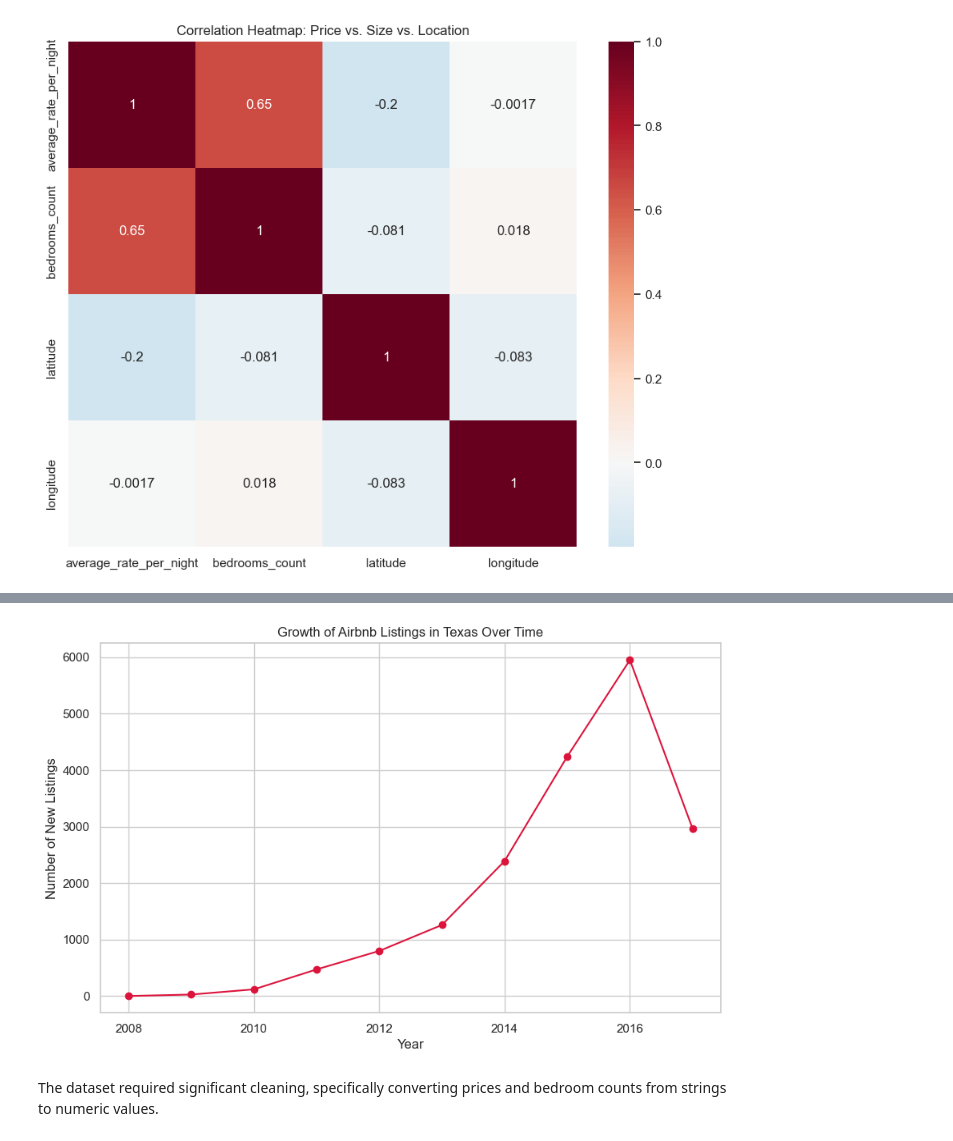
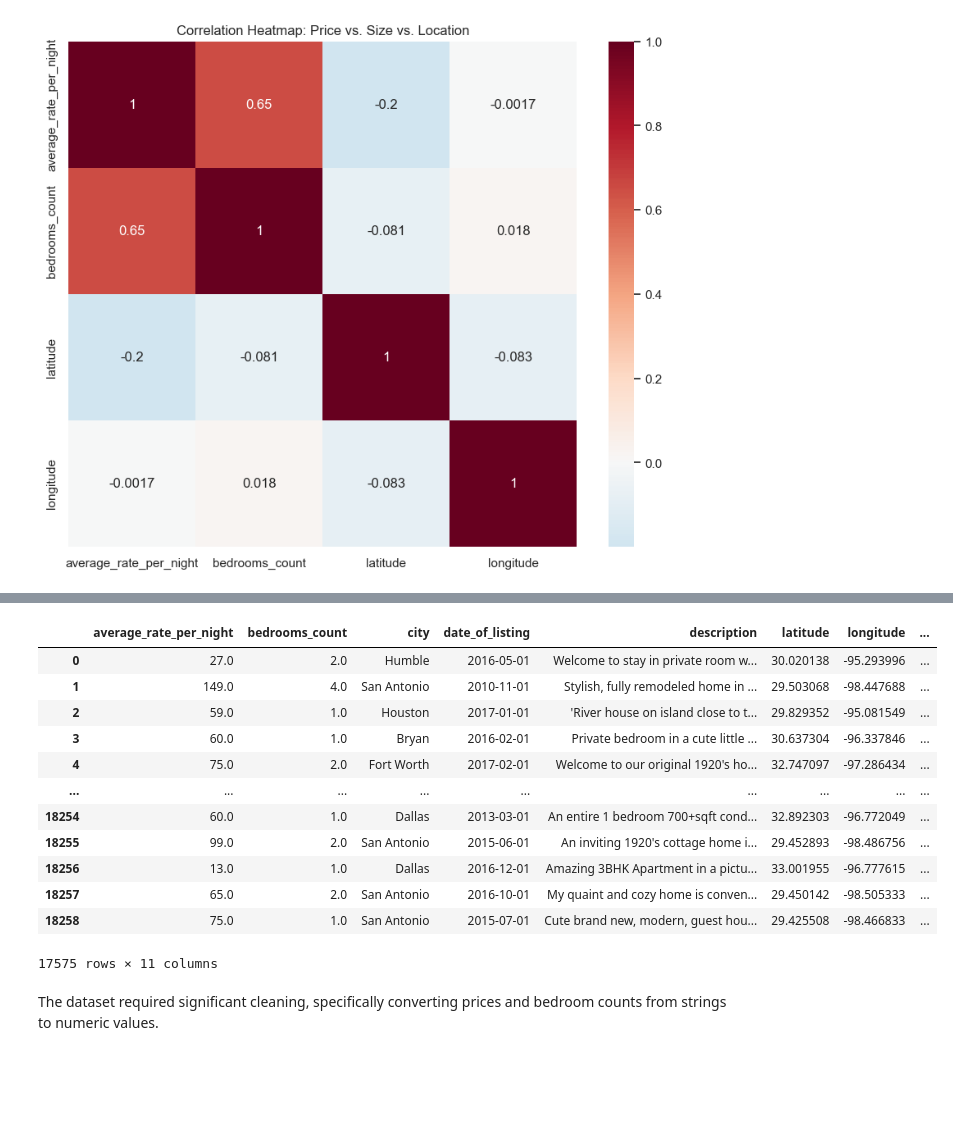
Before and after one commit to EdgarTad2002/Airbnb-EDA-Project, a Jupyter notebook: EDA.ipynb, the cells around one changed output, grey strips where cells are left out. Cells and saved outputs as stored; diff of their text form; code cells hidden in the pictures; blank space fills up the shorter version.

```diff
--- a/EDA.ipynb
+++ b/EDA.ipynb
@@ -305,22 +324,19 @@ fig.show()
 # %%
-# Convert to datetime format
-df['date_of_listing'] = pd.to_datetime(df['date_of_listing'])
-
-# Extract the year and month for analysis
-df['listing_year'] = df['date_of_listing'].dt.year
-df['listing_month'] = df['date_of_listing'].dt.month
-
-# 3. Visualize the growth of listings over the years
-plt.figure(figsize=(10, 6))
-df['listing_year'].value_counts().sort_index().plot(kind='line', marker='o', color='crimson')
-
-plt.title('Growth of Airbnb Listings in Texas Over Time')
-plt.xlabel('Year')
-plt.ylabel('Number of New Listings')
-plt.grid(True)
-plt.show()
+df_final
 # %% [output]
-[figure, removed]
+|  | average_rate_per_night | bedrooms_count | city | date_of_listing | description | latitude | longitude | ... |
+| 0 | 27.0 | 2.0 | Humble | 2016-05-01 | Welcome to stay in private room w... | 30.020138 | -95.293996 | ... |
+| 1 | 149.0 | 4.0 | San Antonio | 2010-11-01 | Stylish, fully remodeled home in ... | 29.503068 | -98.447688 | ... |
+| 2 | 59.0 | 1.0 | Houston | 2017-01-01 | 'River house on island close to t... | 29.829352 | -95.081549 | ... |
+| 3 | 60.0 | 1.0 | Bryan | 2016-02-01 | Private bedroom in a cute little ... | 30.637304 | -96.337846 | ... |
+| 4 | 75.0 | 2.0 | Fort Worth | 2017-02-01 | Welcome to our original 1920's ho... | 32.747097 | -97.286434 | ... |
+| ... | ... | ... | ... | ... | ... | ... | ... | ... |
+| 18254 | 60.0 | 1.0 | Dallas | 2013-03-01 | An entire 1 bedroom 700+sqft cond... | 32.892303 | -96.772049 | ... |
+| 18255 | 99.0 | 2.0 | San Antonio | 2015-06-01 | An inviting 1920's cottage home i... | 29.452893 | -98.486756 | ... |
+| 18256 | 13.0 | 1.0 | Dallas | 2016-12-01 | Amazing 3BHK Apartment in a pictu... | 33.001955 | -96.777615 | ... |
+| 18257 | 65.0 | 2.0 | San Antonio | 2016-10-01 | My quaint and cozy home is conven... | 29.450142 | -98.505333 | ... |
+| 18258 | 75.0 | 1.0 | San Antonio | 2015-07-01 | Cute brand new, modern, guest hou... | 29.425508 | -98.466833 | ... |
+17575 rows × 11 columns
 # %% [markdown]
 The dataset required significant cleaning, specifically converting prices and bedroom counts from strings to numeric values.
 # %% [markdown]
```
Also changed, not shown: parts of 12 cells of this notebook.
